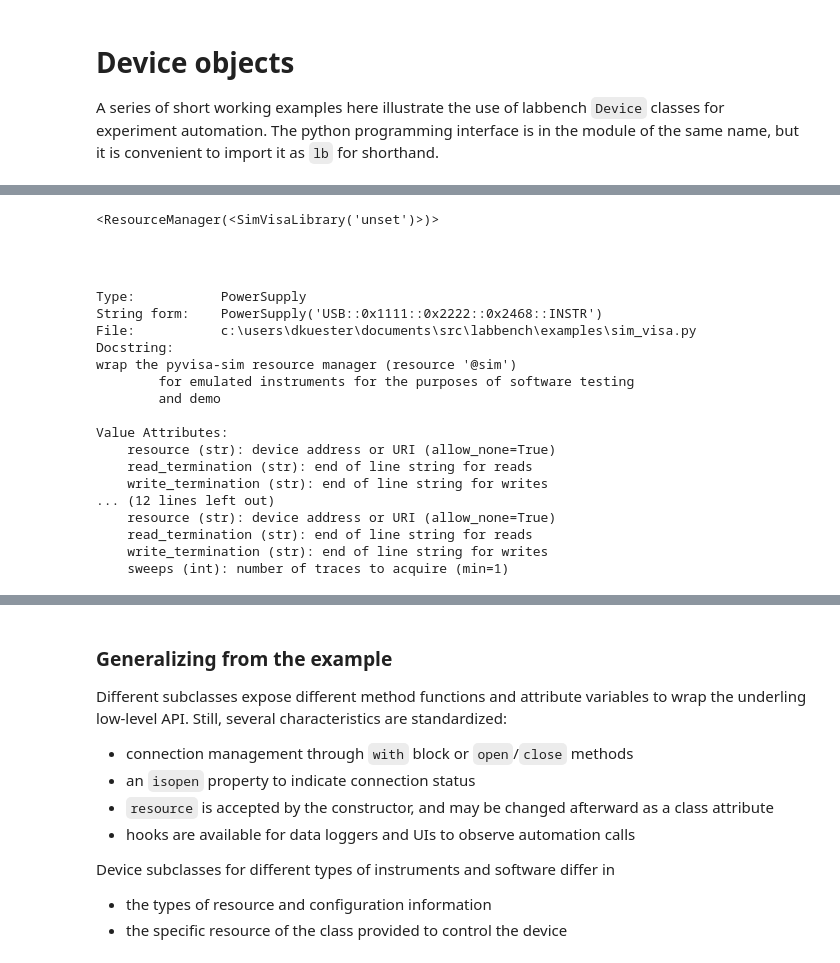
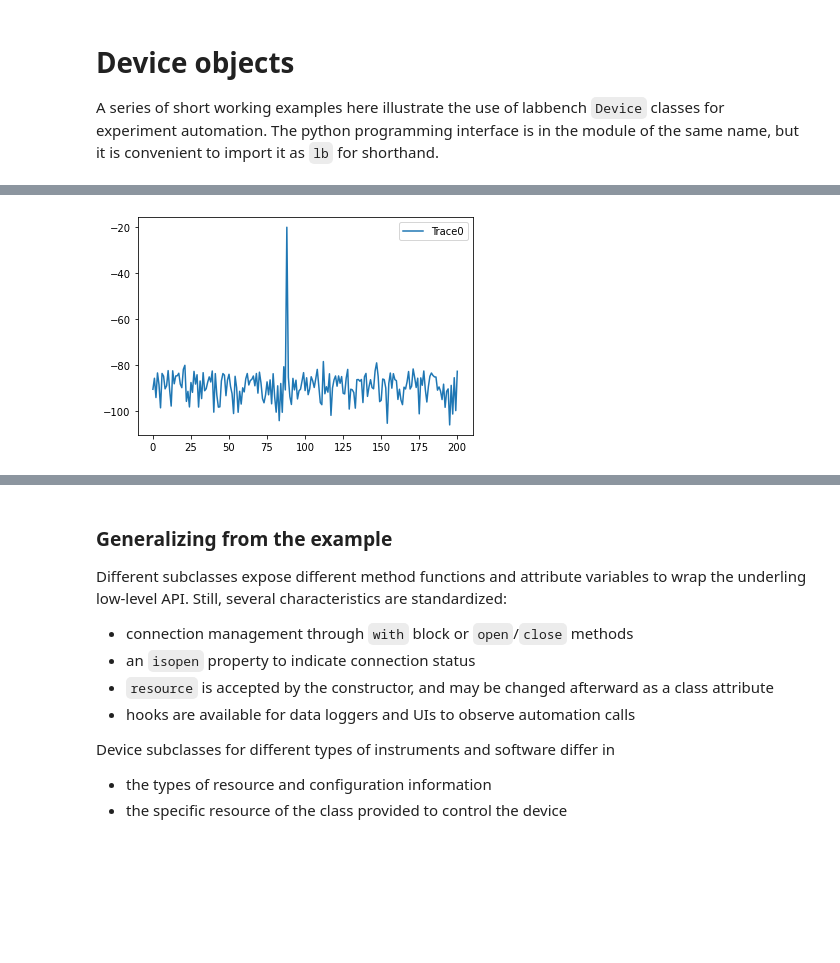
Before and after one commit to usnistgov/labbench, a Jupyter notebook: examples/device-usage.ipynb, the cells around one changed output, grey strips where cells are left out. Cells and saved outputs as stored; diff of their text form; code cells hidden in the pictures; blank space fills up the shorter version.

```diff
--- a/examples/device-usage.ipynb
+++ b/examples/device-usage.ipynb
@@ -26,18 +26,18 @@ import numpy as np
 from sim_visa import PowerSupply, SpectrumAnalyzer
 
 # VISA Devices take a standard address string to create a resource
-signal_analyzer = SpectrumAnalyzer('GPIB::15::INSTR')
+spectrum_analyzer = SpectrumAnalyzer('GPIB::15::INSTR')
 supply = PowerSupply('USB::0x1111::0x2222::0x2468::INSTR')
 
 # show SCPI traffic
 lb.show_messages('debug')
 
-with supply, signal_analyzer:
+# `with` blocks open the devices, then closes them afterward
+with supply, spectrum_analyzer:
     print(supply.backend, supply._rm, repr(supply.read_termination))
     supply.voltage = 5
     supply.output_enabled = True
 
-    # trace_dB = 10*np.log10(signal_analyzer.fetch_trace())
-    print(repr(signal_analyzer.query('TRACE?\n')))
-# trace_dB.plot();
+    trace_dB = 10*np.log10(spectrum_analyzer.fetch_trace())
+trace_dB.plot();
 # %% [output]
@@ -54,27 +53 @@ USBInstrument at USB0::0x1111::0x2222::0x2468::0::INSTR @sim '\n'
+[figure, added]
-# %%
-import pyvisa
-sup
-# %% [output]
-<ResourceManager(<SimVisaLibrary('unset')>)>
-# %% [markdown]
-####
-# %%
-supply?
-# %% [output]
-Type:           PowerSupply
-String form:    PowerSupply('USB::0x1111::0x2222::0x2468::INSTR')
-File:           c:\users\dkuester\documents\src\labbench\examples\sim_visa.py
-Docstring:
-wrap the pyvisa-sim resource manager (resource '@sim')
-        for emulated instruments for the purposes of software testing
-        and demo
-
-Value Attributes:
-    resource (str): device address or URI (allow_none=True)
-    read_termination (str): end of line string for reads
-    write_termination (str): end of line string for writes
-... (12 lines left out)
-    resource (str): device address or URI (allow_none=True)
-    read_termination (str): end of line string for reads
-    write_termination (str): end of line string for writes
-    sweeps (int): number of traces to acquire (min=1)
```
Also changed, not shown: parts of 11 cells of this notebook, 32 other files.
